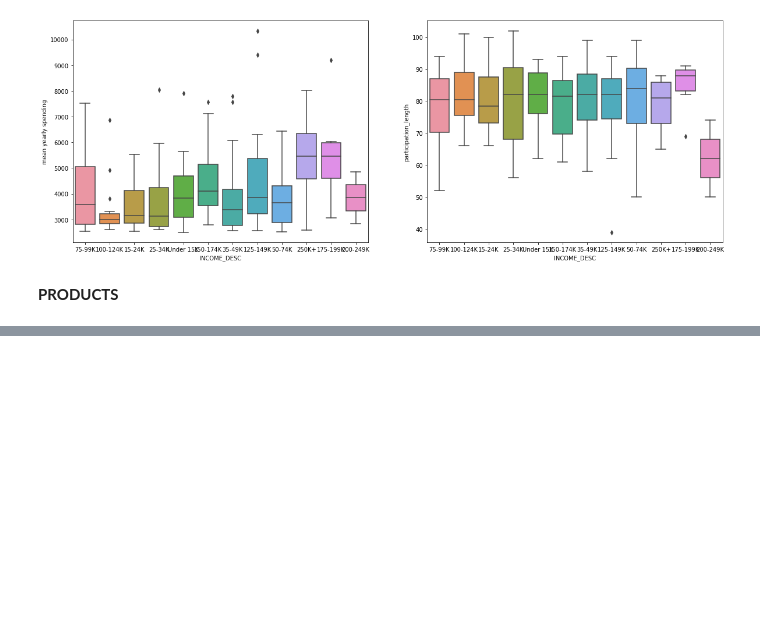
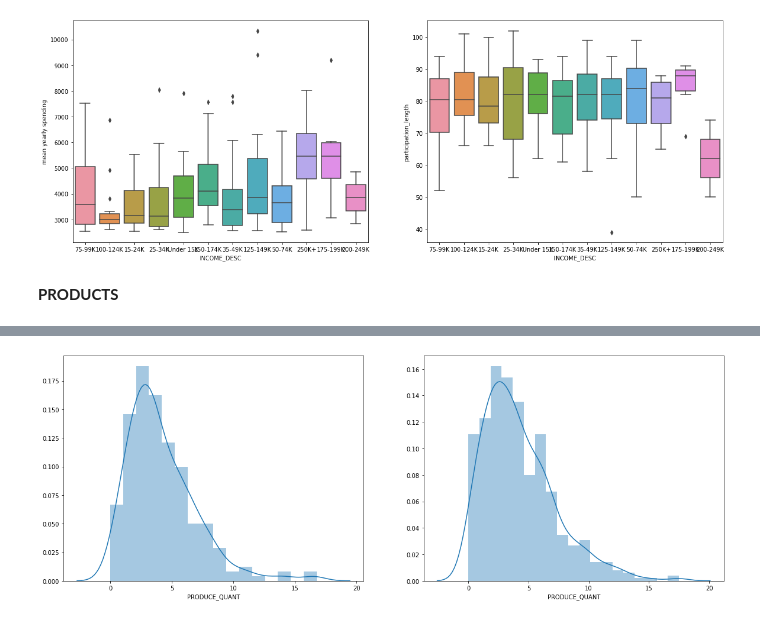
Before and after one commit to marvande/epfl-ada-2019-data-analysis, a Jupyter notebook: code/Demographic_productcorrelation.ipynb, the cells around one changed output, grey strips where cells are left out. Drawn from its saved outputs; the diff is of its cells as text; code cells hidden in the pictures; blank space fills up the shorter version.

```diff
--- a/code/Demographic_productcorrelation.ipynb
+++ b/code/Demographic_productcorrelation.ipynb
@@ -159,0 +150,4 @@ dtype: int64
+# %%
+weekly_cart_df = pd.read_csv("./saved_structures/weekly_cart_df.csv", sep ='\t')
+
+weekly_cart_df.head(4)
@@ -159,0 +160,17 @@ dtype: int64
+# %%
+kids_index = hh_demographic_fxd[hh_demographic_fxd['KIDS_DESC']> 0].index
+no_kids_index = hh_demographic_fxd[hh_demographic_fxd['KIDS_DESC']== 0].index
+kids_weeklycart = weekly_cart_df.loc[kids_index]
+no_kids_weeklycart = weekly_cart_df.loc[no_kids_index]
+
+fig = plt.figure(figsize = (20,7))
+
+ax1 = fig.add_subplot(141)
+ax2 = fig.add_subplot(142)
+
+
+
+sns.distplot(kids_weeklycart.PRODUCE_QUANT,ax = ax1);
+sns.distplot(no_kids_weeklycart.PRODUCE_QUANT, ax =ax2);
+# %% [output]
+[figure, added]
```
Also changed, not shown: parts of 5 cells of this notebook, 1 other file.
